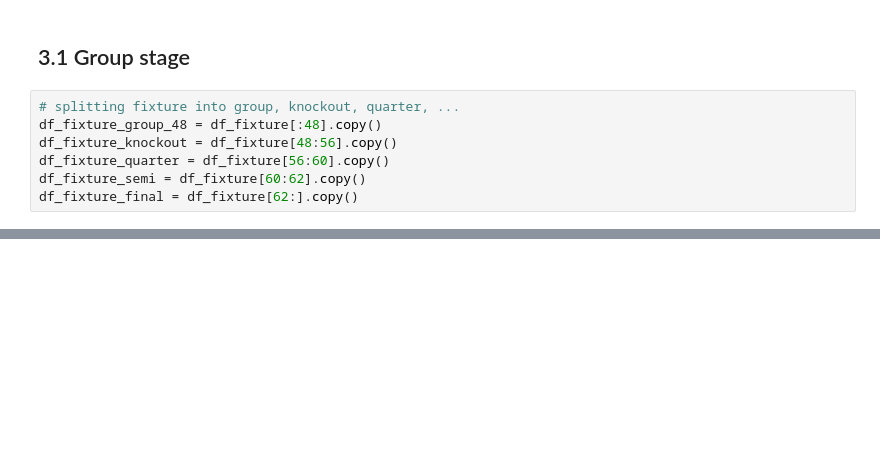
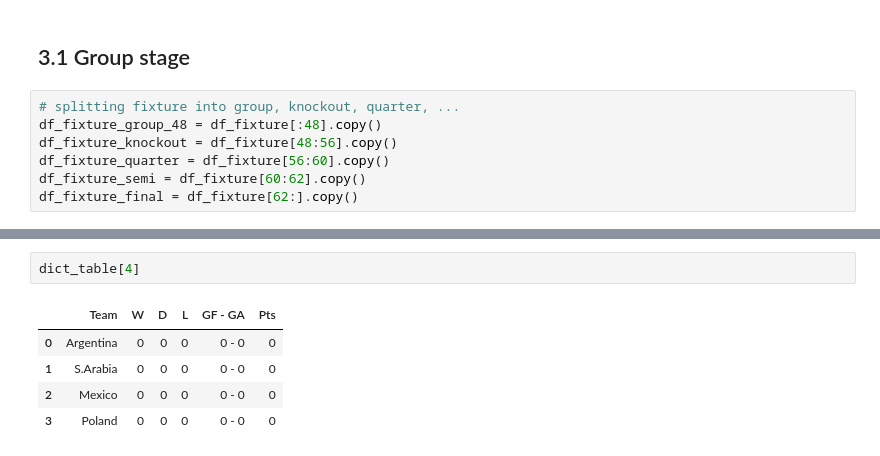
Before and after one commit to langsari/data-science-with-python-2022, a Jupyter notebook: dataset/T.kholed/football world Cup2022.ipynb, the cells around one changed output, grey strips where cells are left out. Saved outputs shown, nothing was run; the diff lists cells and outputs as text; blank space fills up the shorter version.

```diff
--- a/dataset/T.kholed/football world Cup2022.ipynb
+++ b/dataset/T.kholed/football world Cup2022.ipynb
@@ -126,0 +120,8 @@ TypeError: list indices must be integers or slices, not DataFrame
+# %%
+dict_table[4]
+# %% [output]
+|  | Team | W | D | L | GF - GA | Pts |
+| 0 | Argentina | 0 | 0 | 0 | 0 - 0 | 0 |
+| 1 | S.Arabia | 0 | 0 | 0 | 0 - 0 | 0 |
+| 2 | Mexico | 0 | 0 | 0 | 0 - 0 | 0 |
+| 3 | Poland | 0 | 0 | 0 | 0 - 0 | 0 |
```
Also changed, not shown: parts of 14 cells of this notebook.
